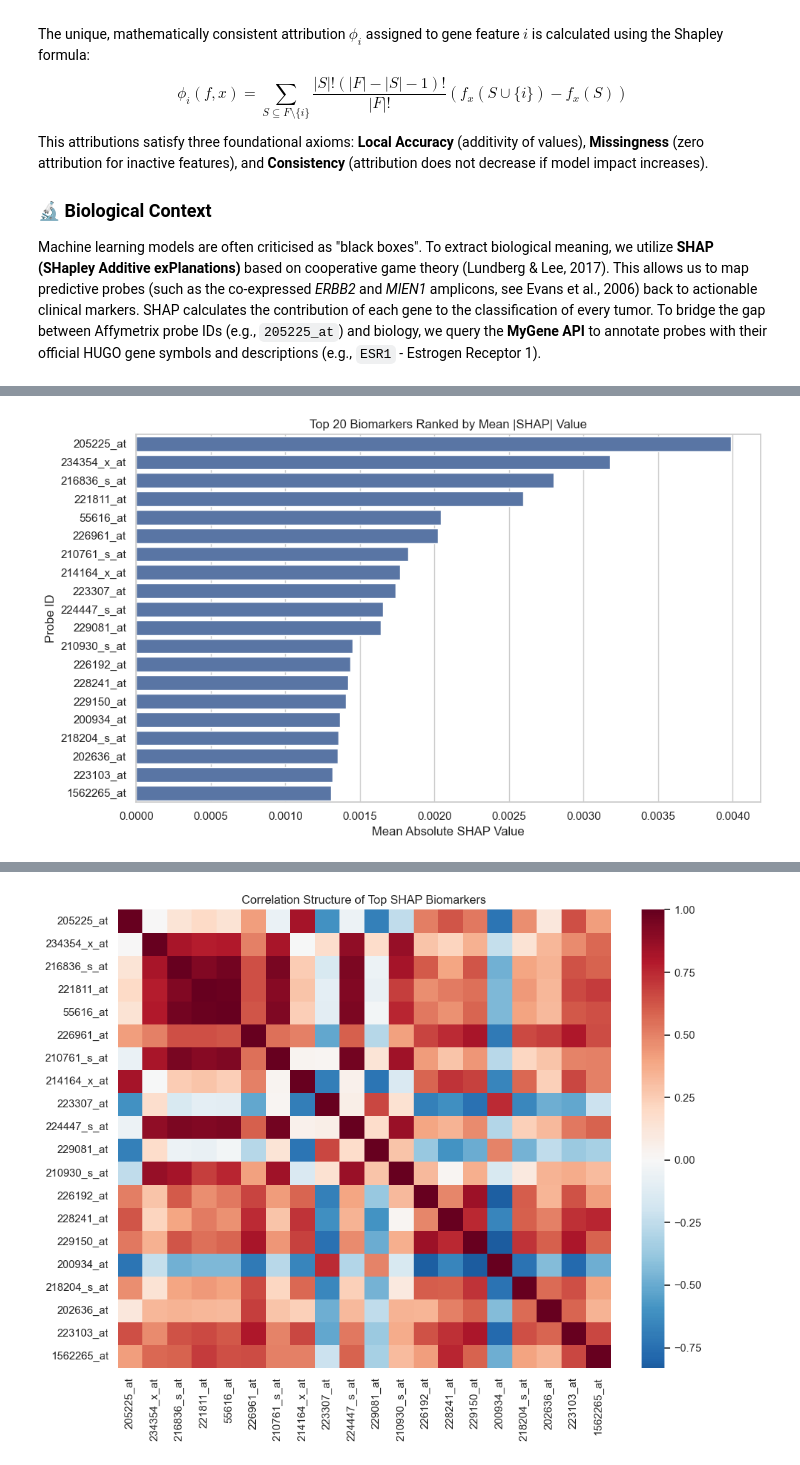
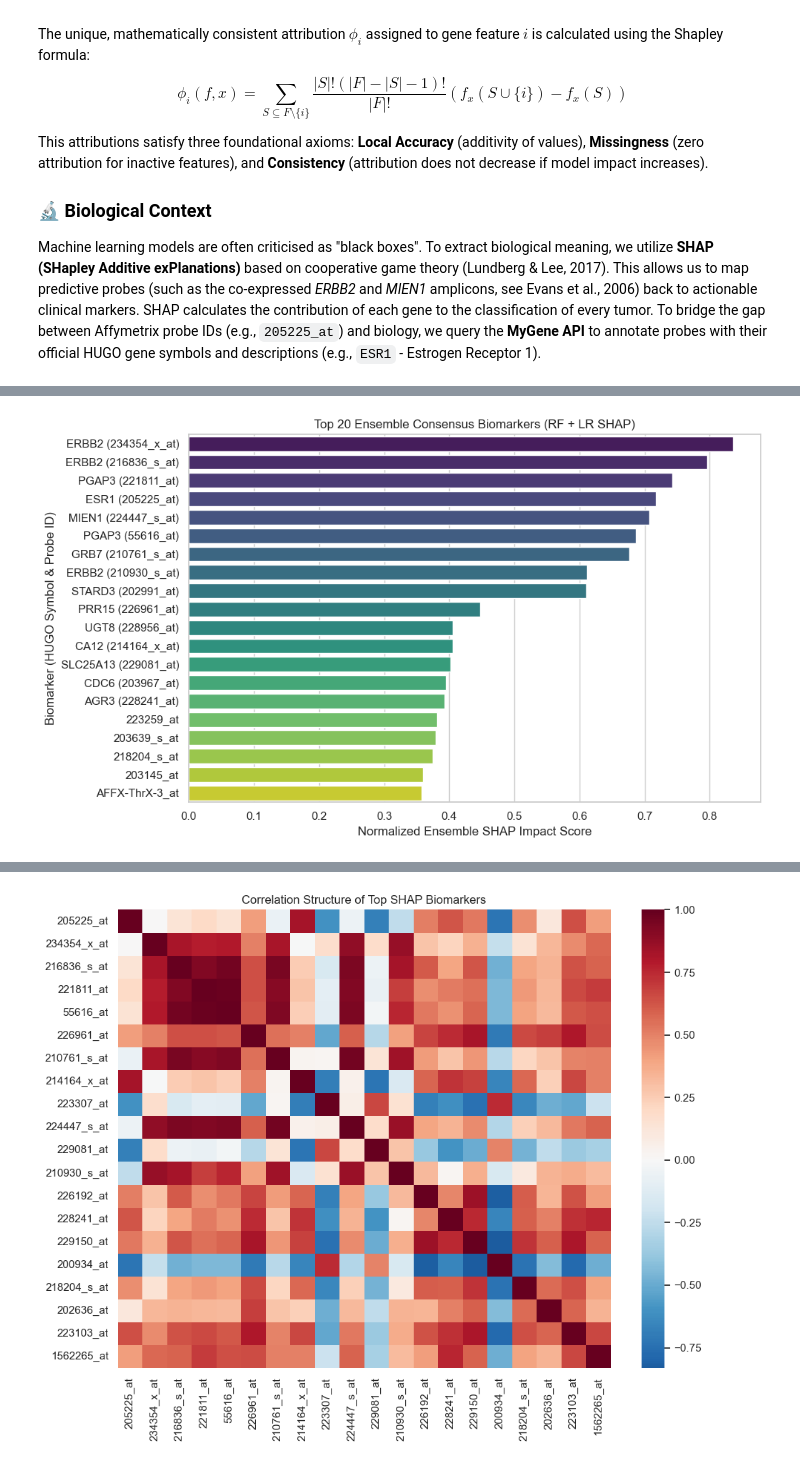
Before and after one commit to shubhamkjha369/OncoResolve-Breast-Cancer-Transcriptomics, a Jupyter notebook: Breast-Cancer-Transcriptomics-ML-Pipeline/notebooks/Breast_Cancer_ML_Pipeline.ipynb, the cells around one changed output, grey strips where cells are left out. Saved outputs shown, nothing was run; the diff lists cells and outputs as text; code cells hidden in the pictures.

```diff
--- a/Breast-Cancer-Transcriptomics-ML-Pipeline/notebooks/Breast_Cancer_ML_Pipeline.ipynb
+++ b/Breast-Cancer-Transcriptomics-ML-Pipeline/notebooks/Breast_Cancer_ML_Pipeline.ipynb
@@ -2520,7 +2581,9 @@ To bridge the gap between Affymetrix probe IDs (e.g., `205225_at`) and biology,
 # %%
 # Load models & test data
 tuned_rf     = joblib.load(ARTIFACT_DIR / "tuned_rf.pkl")
+tuned_lr = joblib.load(ARTIFACT_DIR / "tuned_lr.pkl")
 X_test_c     = joblib.load(ARTIFACT_DIR / "X_test_consensus.pkl")
 consensus_genes = joblib.load(ARTIFACT_DIR / "top_consensus_genes.pkl")
 le           = joblib.load(ARTIFACT_DIR / "label_encoder.pkl")
+
 class_names  = list(le.classes_)
@@ -2539,13 +2635,17 @@ else:
 # %%
 # ── 11.2 Map Probe IDs via MyGene API ──
-top10_idx = np.argsort(mean_abs_shap)[::-1][:10]
-top10_probes = [consensus_genes[i] for i in top10_idx]
+# Query MyGene API for the top 15 ensemble consensus biomarkers
 
-print("Top 10 Biomarkers Ranked by Mean |SHAP| Value:")
+import mygene
+
+top15_idx = np.argsort(ensemble_shap)[::-1][:15]
+top15_probes = [consensus_genes[i] for i in top15_idx]
+
+print("Top 15 Ensemble Consensus Biomarkers Ranked by Normalized SHAP Impact:")
 try:
     mg = mygene.MyGeneInfo()
     results = mg.querymany(
-        top10_probes, scopes='reporter', fields='symbol,name', species='human', verbose=False
+        top15_probes, scopes='reporter', fields='symbol,name', species='human', verbose=False
     )
     annotations = {}
     for r in results:
@@ -2554,7 +2654,7 @@ try:
         n = r.get('name', 'N/A')
         annotations[q] = {'symbol': s, 'name': n}
 
-    for rank, probe in enumerate(top10_probes, 1):
+    for rank, probe in enumerate(top15_probes, 1):
         ann = annotations.get(probe, {'symbol': 'N/A', 'name': 'N/A'})
         print(f"  #{rank:<2}: {probe:<12} -> {ann['symbol']:<10} | {ann['name'][:55]}")
     joblib.dump(annotations, ARTIFACT_DIR / "shap_annotations.pkl")
@@ -2575,29 +2680,40 @@ Top 10 Biomarkers Ranked by Mean |SHAP| Value:
-# %%
-# ── 11.3 Global SHAP Importance ──
-
-top_n = 20
-
-top_df = (
-    shap_df
-    .sort_values("mean_abs_shap", ascending=False)
-    .head(top_n)
-)
-
-plt.figure(figsize=(10, 6))
-
-sns.barplot(
-    data=top_df,
-    x="mean_abs_shap",
-    y="probe_id"
-)
-
-plt.title("Top 20 Biomarkers Ranked by Mean |SHAP| Value")
-plt.xlabel("Mean Absolute SHAP Value")
-plt.ylabel("Probe ID")
-plt.tight_layout()
-plt.show()
-# %% [output]
-[figure, removed]
+# %%
+# ── 11.3 Global SHAP Importance (Ensemble Consensus Visual) ──
+# Plot the top 20 ensemble biomarkers, annotated with their official HUGO gene symbols
+
+top_n = 20
+
+# Map annotations to the DataFrame
+shap_df['gene_symbol'] = shap_df['probe_id'].map(lambda p: annotations.get(p, {}).get('symbol', p))
+
+top_df = (
+    shap_df
+    .sort_values("ensemble_shap", ascending=False)
+    .head(top_n)
+)
+
+plt.figure(figsize=(10, 6))
+
+# Map HUGO symbol alongside probe ID for readable labels
+y_labels = [f"{row['gene_symbol']} ({row['probe_id']})" if row['gene_symbol'] != row['probe_id'] else row['probe_id'] for _, row in top_df.iterrows()]
+
+sns.barplot(
+    data=top_df,
+    x="ensemble_shap",
+    y=y_labels,
+    palette="viridis"
+)
+
+plt.title("Top 20 Ensemble Consensus Biomarkers (RF + LR SHAP)")
+plt.xlabel("Normalized Ensemble SHAP Impact Score")
+plt.ylabel("Biomarker (HUGO Symbol & Probe ID)")
+plt.tight_layout()
+
+# Save the global SHAP plot as an artifact for Streamlit
+plt.savefig(ARTIFACT_DIR / "global_shap_importance.png", dpi=300)
+plt.show()
+# %% [output]
+[figure, added]
 # %%
 # SHAP values averaged across classes
 if shap_arr.ndim == 3:
```
Also changed, not shown: parts of 29 cells of this notebook, 14 other files.
